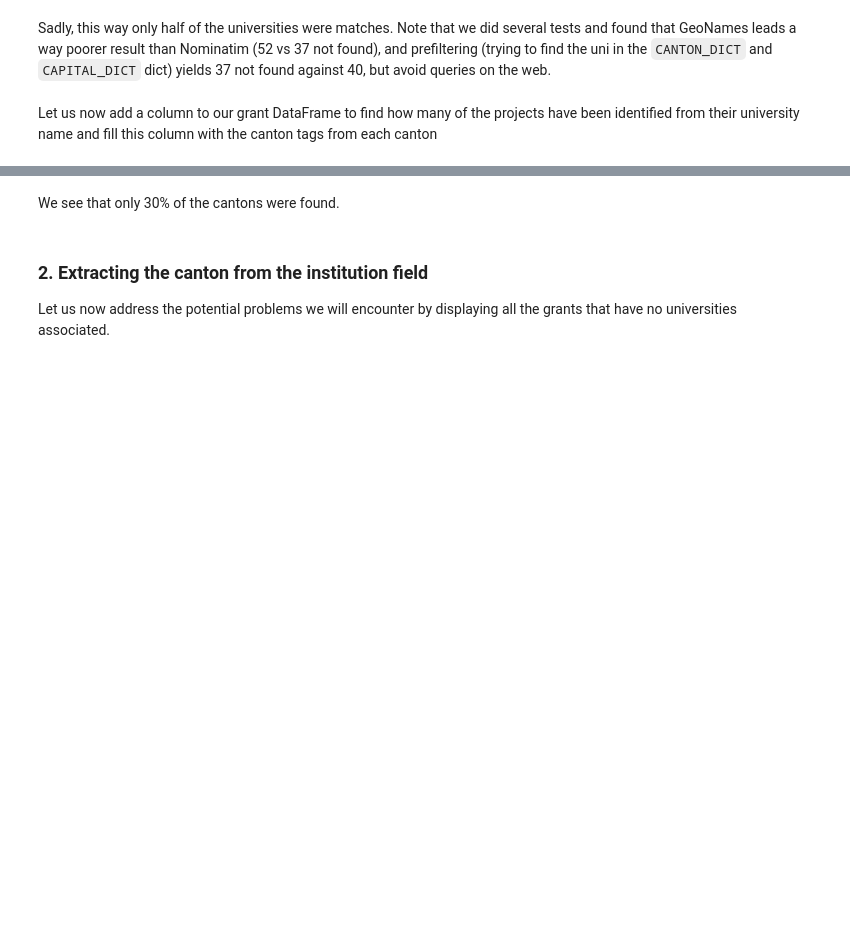
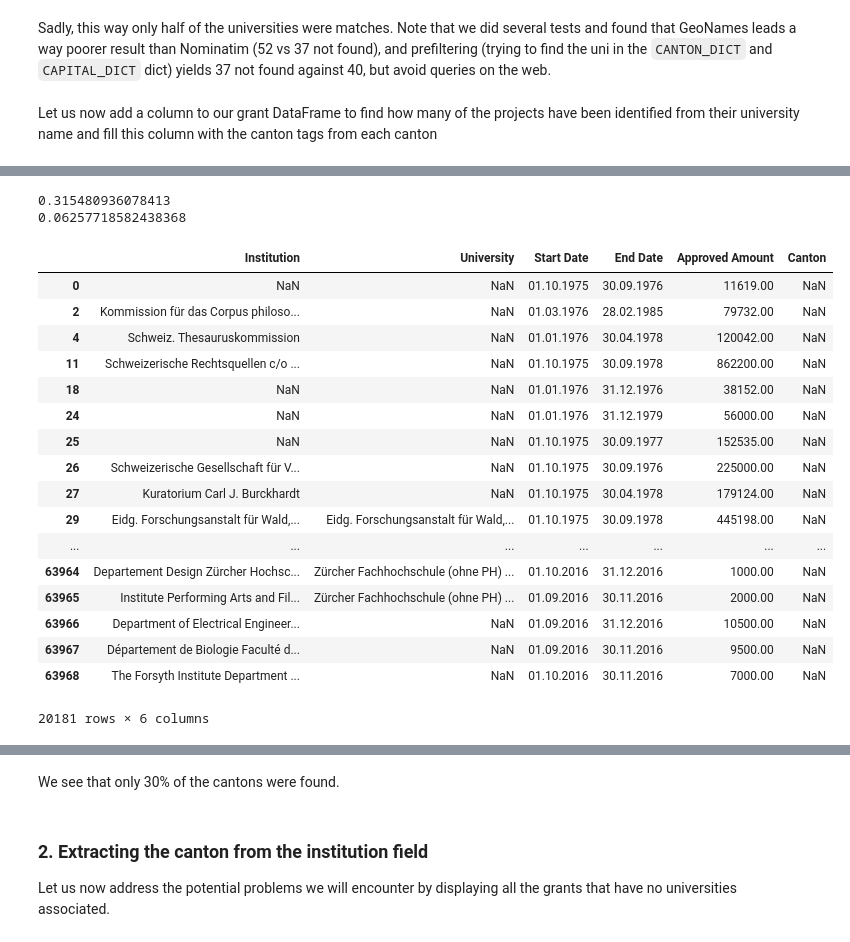
Before and after one commit to AgatheVkc/ada_homework, a Jupyter notebook: 03 - InteractiveViz/Homework3.ipynb, the cells around one changed output, grey strips where cells are left out. Drawn from its saved outputs; the diff is of its cells as text; code cells hidden in the pictures; blank space fills up the shorter version.

```diff
--- a/03 - InteractiveViz/Homework3.ipynb
+++ b/03 - InteractiveViz/Homework3.ipynb
@@ -171,3 +199,28 @@ df_grants.head(10)
+# %%
+print(len(df_grants[df_grants.Canton.isnull()]) / len(df_grants.Canton))
+print(len(df_grants[df_grants.University.isnull() & df_grants.Institution.isnull()]) / len(df_grants.Canton))
+df_grants[df_grants.Canton.isnull()]
+# %% [output]
+0.315480936078413
+0.06257718582438368
+|  | Institution | University | Start Date | End Date | Approved Amount | Canton |
+| 0 | NaN | NaN | 01.10.1975 | 30.09.1976 | 11619.00 | NaN |
+| 2 | Kommission für das Corpus philoso... | NaN | 01.03.1976 | 28.02.1985 | 79732.00 | NaN |
+| 4 | Schweiz. Thesauruskommission | NaN | 01.01.1976 | 30.04.1978 | 120042.00 | NaN |
+| 11 | Schweizerische Rechtsquellen c/o ... | NaN | 01.10.1975 | 30.09.1978 | 862200.00 | NaN |
+| 18 | NaN | NaN | 01.01.1976 | 31.12.1976 | 38152.00 | NaN |
+| 24 | NaN | NaN | 01.01.1976 | 31.12.1979 | 56000.00 | NaN |
+| 25 | NaN | NaN | 01.10.1975 | 30.09.1977 | 152535.00 | NaN |
+| 26 | Schweizerische Gesellschaft für V... | NaN | 01.10.1975 | 30.09.1976 | 225000.00 | NaN |
+| 27 | Kuratorium Carl J. Burckhardt | NaN | 01.10.1975 | 30.04.1978 | 179124.00 | NaN |
+| 29 | Eidg. Forschungsanstalt für Wald,... | Eidg. Forschungsanstalt für Wald,... | 01.10.1975 | 30.09.1978 | 445198.00 | NaN |
+| ... | ... | ... | ... | ... | ... | ... |
+| 63964 | Departement Design Zürcher Hochsc... | Zürcher Fachhochschule (ohne PH) ... | 01.10.2016 | 31.12.2016 | 1000.00 | NaN |
+| 63965 | Institute Performing Arts and Fil... | Zürcher Fachhochschule (ohne PH) ... | 01.09.2016 | 30.11.2016 | 2000.00 | NaN |
+| 63966 | Department of Electrical Engineer... | NaN | 01.09.2016 | 31.12.2016 | 10500.00 | NaN |
+| 63967 | Département de Biologie Faculté d... | NaN | 01.09.2016 | 30.11.2016 | 9500.00 | NaN |
+| 63968 | The Forsyth Institute Department ... | NaN | 01.10.2016 | 30.11.2016 | 7000.00 | NaN |
+20181 rows × 6 columns
 # %%
 sum(df_grants.Canton.isnull()/len(df_grants.Canton))
 # %% [output]
```
Also changed, not shown: parts of 15 cells of this notebook, 4 other files.
